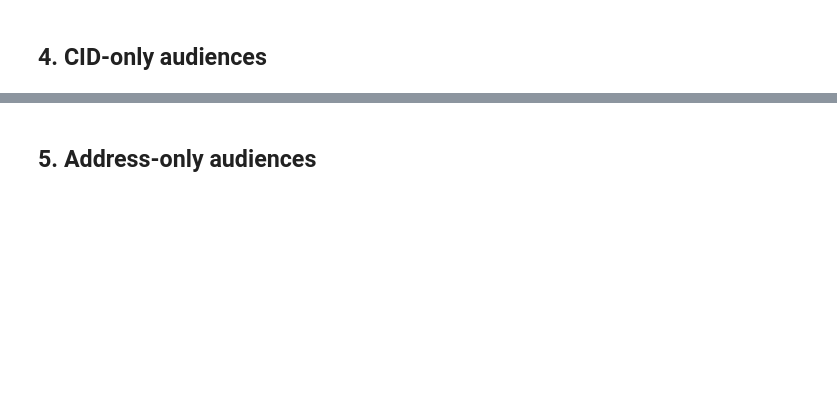
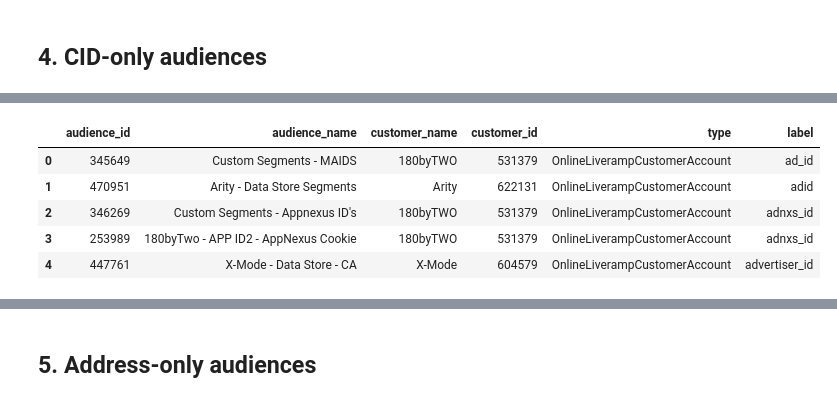
Before and after one commit to anthonylschultz/Product-Investigations, a Jupyter notebook: 20200417_AK_analysis.ipynb, the cells around one changed output, grey strips where cells are left out. Cells and saved outputs as stored; diff of their text form; code cells hidden in the pictures; blank space fills up the shorter version.

```diff
--- a/20200417_AK_analysis.ipynb
+++ b/20200417_AK_analysis.ipynb
@@ -779,0 +988,11 @@ raw_emails_DS["label"].replace({"Email":"email",
+# %%
+CIDs_DS_audiences = pd.read_csv('/Users/aschul/Documents/Documents - aschul1118mac/Code_Base/Investigations/20200417_AK_analysis/CID_AKs/CIDs_DS.csv')
+# %%
+CIDs_DS_audiences.head(5)
+# %% [output]
+|  | audience_id | audience_name | customer_name | customer_id | type | label |
+| 0 | 345649 | Custom Segments - MAIDS | 180byTWO | 531379 | OnlineLiverampCustomerAccount | ad_id |
+| 1 | 470951 | Arity - Data Store Segments | Arity | 622131 | OnlineLiverampCustomerAccount | adid |
+| 2 | 346269 | Custom Segments - Appnexus ID's | 180byTWO | 531379 | OnlineLiverampCustomerAccount | adnxs_id |
+| 3 | 253989 | 180byTwo - APP ID2 - AppNexus Cookie | 180byTWO | 531379 | OnlineLiverampCustomerAccount | adnxs_id |
+| 4 | 447761 | X-Mode - Data Store - CA | X-Mode | 604579 | OnlineLiverampCustomerAccount | advertiser_id |
```
Also changed, not shown: parts of 24 cells of this notebook.
